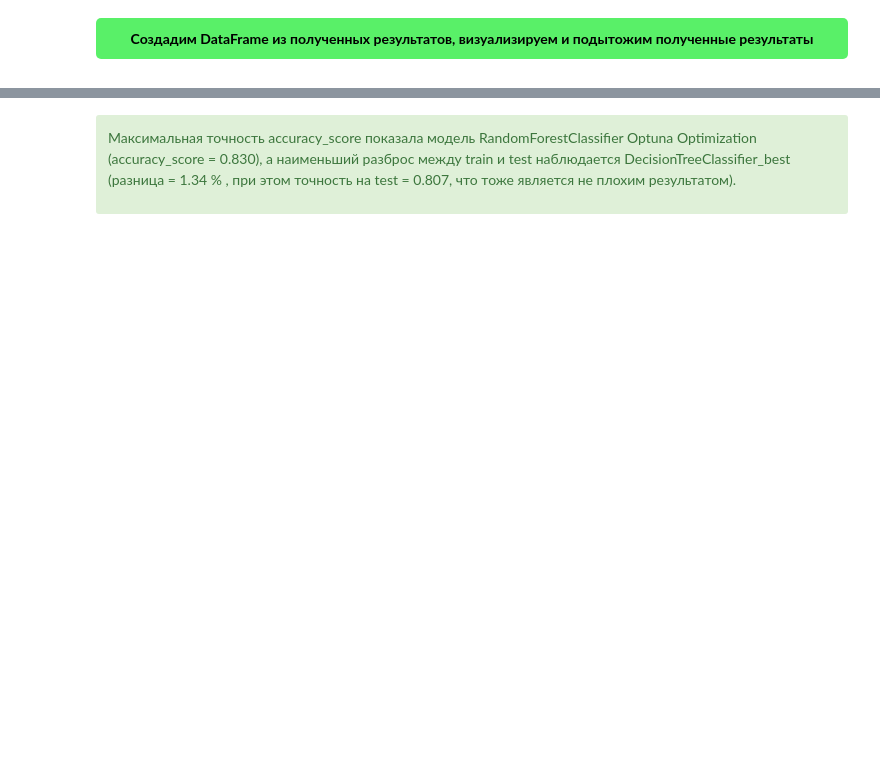
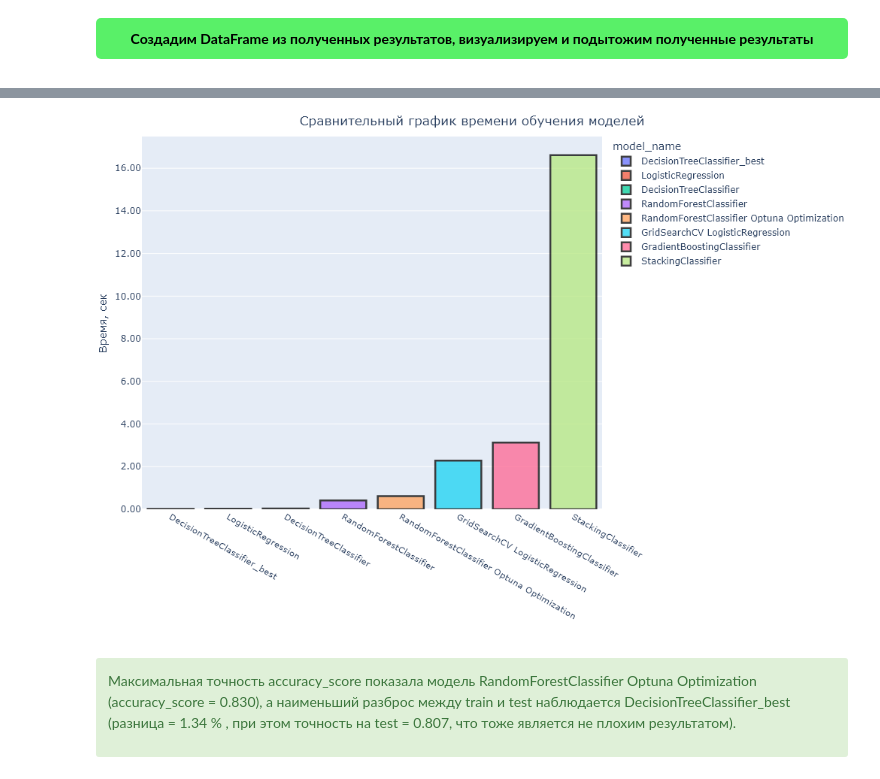
Before and after one commit to xndrf/Data_Science_Project, a Jupyter notebook: Bank_deposit/Project_4.ipynb, the cells around one changed output, grey strips where cells are left out. Saved outputs shown, nothing was run; the diff lists cells and outputs as text; code cells hidden in the pictures; blank space fills up the shorter version.

```diff
--- a/Bank_deposit/Project_4.ipynb
+++ b/Bank_deposit/Project_4.ipynb
@@ -1282,34 +1286,38 @@ fig.show()
 #Отсортируем данные для лучшей наглядности
 result_time = results_learn.sort_values(by='time')
 
 # Строим график
 fig = px.bar(
     result_time,
     x = 'model_name',
     y = 'time',
     title = 'Сравнительный график времени обучения моделей',
     color = 'model_name',
     width=1000,
     height=700
 )
 
 # Настройка осей графика:
 fig.update_layout(
     title = dict(x = .5, xanchor = "center"),
     xaxis_title = "",
     yaxis_title="Время, сек",
     yaxis_tickformat=',.2f',
     margin=dict(l=0, r=0, t=30, b=0)
     )
 
 # Настройка информации при наведении курсора:
 fig.update_traces(
     hovertemplate="Время обучения: %{y} сек", #Информация при наведении курсора на колонку
     marker_line_color='black',   # Цвет линии колонки
     marker_line_width=2.5,       # Толщина линии колонки
     opacity=0.75            # Прозрачность колонки
 )
-fig.show();
+# fig.show();
+fig.write_image("png/result_time.png", engine="kaleido")
+display(Image(filename=f"png/result_time.png"))
+# %% [output]
+[figure, added]
 # %% [markdown]
 <div class="alert alert-success">
 
```
Also changed, not shown: parts of 18 cells of this notebook.
